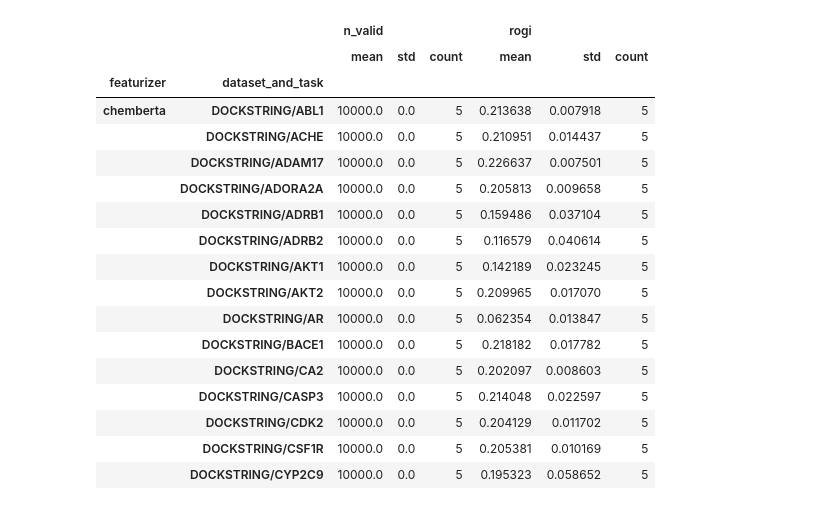
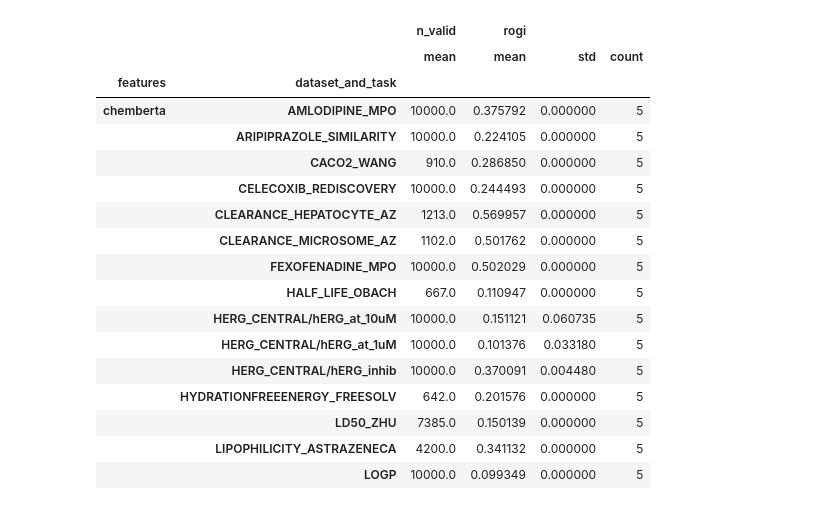
Before and after one commit to coleygroup/rogi-xd, a Jupyter notebook: plots.ipynb, the cells around one changed output. Cells and saved outputs as stored; diff of their text form; code cells hidden in the pictures.

```diff
--- a/plots.ipynb
+++ b/plots.ipynb
@@ -5,12 +5,17 @@ from typing import Iterable, Union
 from matplotlib import pyplot as plt
 import numpy as np
 import pandas as pd
+from scipy.integrate import trapezoid
 import seaborn as sns
 
 sns.set_theme(style="white")
 
 ROGI_KEY = "rogi"
-CSV_DIR = Path("./results/raw/dockstring")
+CSV_DIR = Path("./results/raw/rogi/tdc")
+FEATURES = ["VAE", "GIN", "ChemBERTa", "ChemGPT"]
+FEATURES_TO_COLOR = {
+    f.upper(): c for f, c in zip(FEATURES, sns.color_palette("deep", len(FEATURES)))
+}
 # %%
 def disable_gridlines(ax: plt.Axes, axis: str, vals: Union[float, Iterable[float]]):
     if isinstance(vals, float):
@@ -32,28 +37,27 @@ def rogi_string(x: str):
 # %%
 dfs = list(map(pd.read_csv, CSV_DIR.iterdir()))
 df = pd.concat(dfs, ignore_index=True)\
-    .groupby(["featurizer", "dataset_and_task"]).agg(["mean", "std", "count"])\
+    .groupby(["features", "dataset_and_task"])\
+    .agg({"n_valid": "mean", "rogi": ["mean", "std", "count"]})\
     .sort_index()
-    # .set_index(['featurizer', 'dataset_and_task'])\
-    # .sort_index()
 
 df.head(15)
 # %% [output]
-|  |  | n_valid |  |  | rogi |  |  |
-|  |  | mean | std | count | mean | std | count |
-| featurizer | dataset_and_task |  |  |  |  |  |  |
-| chemberta | DOCKSTRING/ABL1 | 10000.0 | 0.0 | 5 | 0.213638 | 0.007918 | 5 |
-|  | DOCKSTRING/ACHE | 10000.0 | 0.0 | 5 | 0.210951 | 0.014437 | 5 |
-|  | DOCKSTRING/ADAM17 | 10000.0 | 0.0 | 5 | 0.226637 | 0.007501 | 5 |
-|  | DOCKSTRING/ADORA2A | 10000.0 | 0.0 | 5 | 0.205813 | 0.009658 | 5 |
-|  | DOCKSTRING/ADRB1 | 10000.0 | 0.0 | 5 | 0.159486 | 0.037104 | 5 |
-|  | DOCKSTRING/ADRB2 | 10000.0 | 0.0 | 5 | 0.116579 | 0.040614 | 5 |
-|  | DOCKSTRING/AKT1 | 10000.0 | 0.0 | 5 | 0.142189 | 0.023245 | 5 |
-|  | DOCKSTRING/AKT2 | 10000.0 | 0.0 | 5 | 0.209965 | 0.017070 | 5 |
-|  | DOCKSTRING/AR | 10000.0 | 0.0 | 5 | 0.062354 | 0.013847 | 5 |
-|  | DOCKSTRING/BACE1 | 10000.0 | 0.0 | 5 | 0.218182 | 0.017782 | 5 |
-|  | DOCKSTRING/CA2 | 10000.0 | 0.0 | 5 | 0.202097 | 0.008603 | 5 |
-|  | DOCKSTRING/CASP3 | 10000.0 | 0.0 | 5 | 0.214048 | 0.022597 | 5 |
-|  | DOCKSTRING/CDK2 | 10000.0 | 0.0 | 5 | 0.204129 | 0.011702 | 5 |
-|  | DOCKSTRING/CSF1R | 10000.0 | 0.0 | 5 | 0.205381 | 0.010169 | 5 |
-|  | DOCKSTRING/CYP2C9 | 10000.0 | 0.0 | 5 | 0.195323 | 0.058652 | 5 |
+|  |  | n_valid | rogi |  |  |
+|  |  | mean | mean | std | count |
+| features | dataset_and_task |  |  |  |  |
+| chemberta | AMLODIPINE_MPO | 10000.0 | 0.375792 | 0.000000 | 5 |
+|  | ARIPIPRAZOLE_SIMILARITY | 10000.0 | 0.224105 | 0.000000 | 5 |
+|  | CACO2_WANG | 910.0 | 0.286850 | 0.000000 | 5 |
+|  | CELECOXIB_REDISCOVERY | 10000.0 | 0.244493 | 0.000000 | 5 |
+|  | CLEARANCE_HEPATOCYTE_AZ | 1213.0 | 0.569957 | 0.000000 | 5 |
+|  | CLEARANCE_MICROSOME_AZ | 1102.0 | 0.501762 | 0.000000 | 5 |
+|  | FEXOFENADINE_MPO | 10000.0 | 0.502029 | 0.000000 | 5 |
+|  | HALF_LIFE_OBACH | 667.0 | 0.110947 | 0.000000 | 5 |
+|  | HERG_CENTRAL/hERG_at_10uM | 10000.0 | 0.151121 | 0.060735 | 5 |
+|  | HERG_CENTRAL/hERG_at_1uM | 10000.0 | 0.101376 | 0.033180 | 5 |
+|  | HERG_CENTRAL/hERG_inhib | 10000.0 | 0.370091 | 0.004480 | 5 |
+|  | HYDRATIONFREEENERGY_FREESOLV | 642.0 | 0.201576 | 0.000000 | 5 |
+|  | LD50_ZHU | 7385.0 | 0.150139 | 0.000000 | 5 |
+|  | LIPOPHILICITY_ASTRAZENECA | 4200.0 | 0.341132 | 0.000000 | 5 |
+|  | LOGP | 10000.0 | 0.099349 | 0.000000 | 5 |
```
Also changed, not shown: parts of 14 cells of this notebook, 6 other files.
